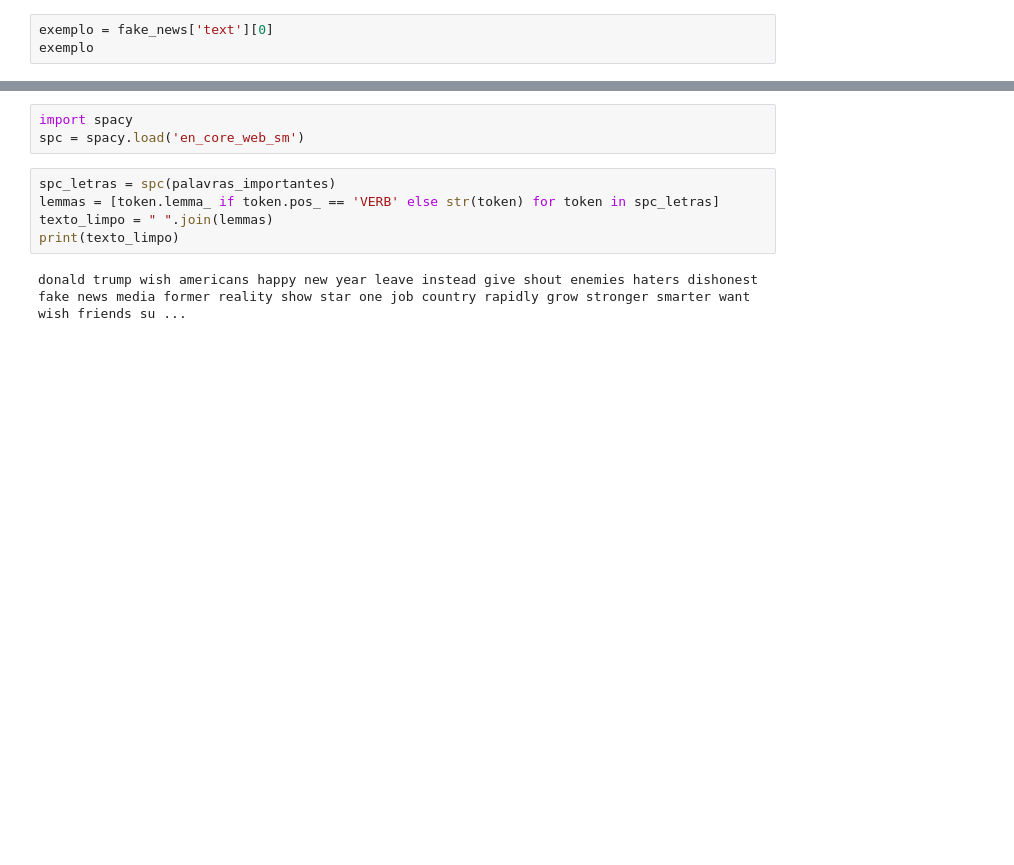
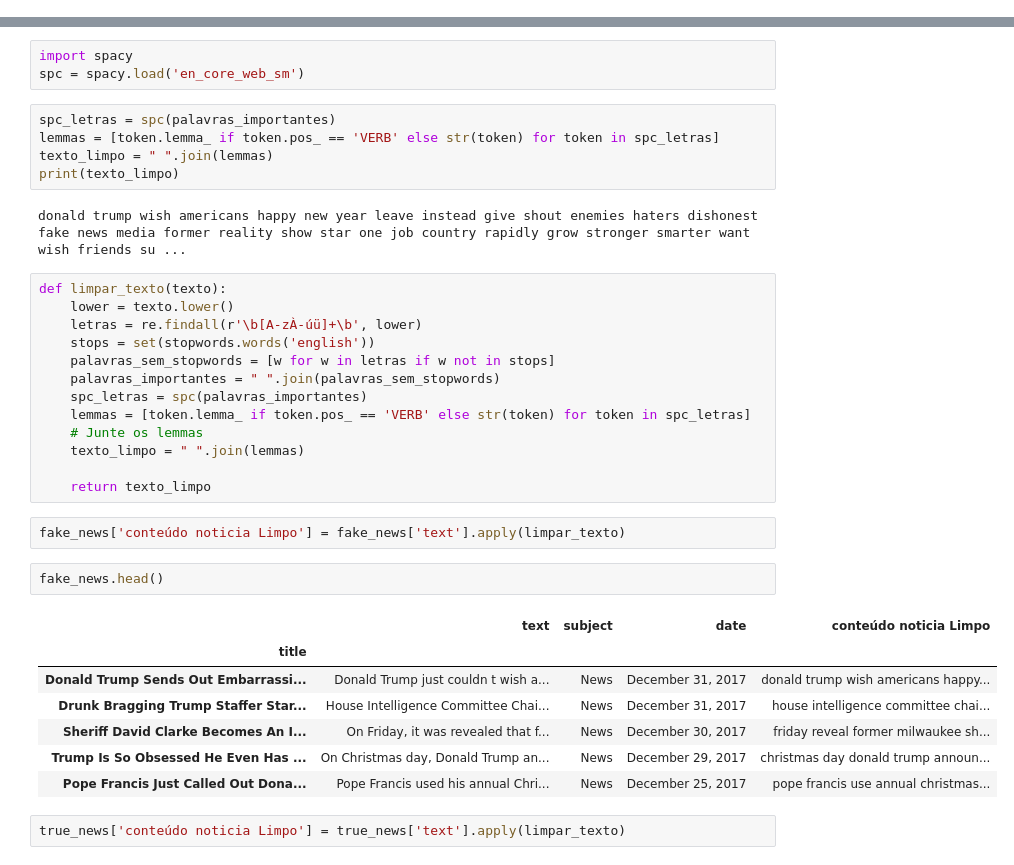
Before and after one commit to corgi4you/corgi4news, a Jupyter notebook: Jupyter.ipynb, the cells around one changed output, grey strips where cells are left out. Saved outputs shown, nothing was run; the diff lists cells and outputs as text; blank space fills up the shorter version.

```diff
--- a/Jupyter.ipynb
+++ b/Jupyter.ipynb
@@ -22,6 +22,3 @@ true_news.head()
 | Senior U.S. Republican senator: '... | WASHINGTON (Reuters) - The specia... | politicsNews | December 31, 2017 |
 | FBI Russia probe helped by Austra... | WASHINGTON (Reuters) - Trump camp... | politicsNews | December 30, 2017 |
 | Trump wants Postal Service to cha... | SEATTLE/WASHINGTON (Reuters) - Pr... | politicsNews | December 29, 2017 |
-# %%
-exemplo = fake_news['text'][0]
-exemplo
@@ -159,3 +138,30 @@ texto_limpo = " ".join(lemmas)
 print(texto_limpo)
 # %% [output]
 donald trump wish americans happy new year leave instead give shout enemies haters dishonest fake news media former reality show star one job country rapidly grow stronger smarter want wish friends su ...
+# %%
+def limpar_texto(texto):
+    lower = texto.lower()
+    letras = re.findall(r'\b[A-zÀ-úü]+\b', lower)
+    stops = set(stopwords.words('english'))
+    palavras_sem_stopwords = [w for w in letras if w not in stops]
+    palavras_importantes = " ".join(palavras_sem_stopwords)
+    spc_letras = spc(palavras_importantes)
+    lemmas = [token.lemma_ if token.pos_ == 'VERB' else str(token) for token in spc_letras]
+    # Junte os lemmas
+    texto_limpo = " ".join(lemmas)
+
+    return texto_limpo
+# %%
+fake_news['conteúdo noticia Limpo'] = fake_news['text'].apply(limpar_texto)
+# %%
+fake_news.head()
+# %% [output]
+|  | text | subject | date | conteúdo noticia Limpo |
+| title |  |  |  |  |
+| Donald Trump Sends Out Embarrassi... | Donald Trump just couldn t wish a... | News | December 31, 2017 | donald trump wish americans happy... |
+| Drunk Bragging Trump Staffer Star... | House Intelligence Committee Chai... | News | December 31, 2017 | house intelligence committee chai... |
+| Sheriff David Clarke Becomes An I... | On Friday, it was revealed that f... | News | December 30, 2017 | friday reveal former milwaukee sh... |
+| Trump Is So Obsessed He Even Has ... | On Christmas day, Donald Trump an... | News | December 29, 2017 | christmas day donald trump announ... |
+| Pope Francis Just Called Out Dona... | Pope Francis used his annual Chri... | News | December 25, 2017 | pope francis use annual christmas... |
+# %%
+true_news['conteúdo noticia Limpo'] = true_news['text'].apply(limpar_texto)
```
Also changed, not shown: parts of 3 cells of this notebook.
